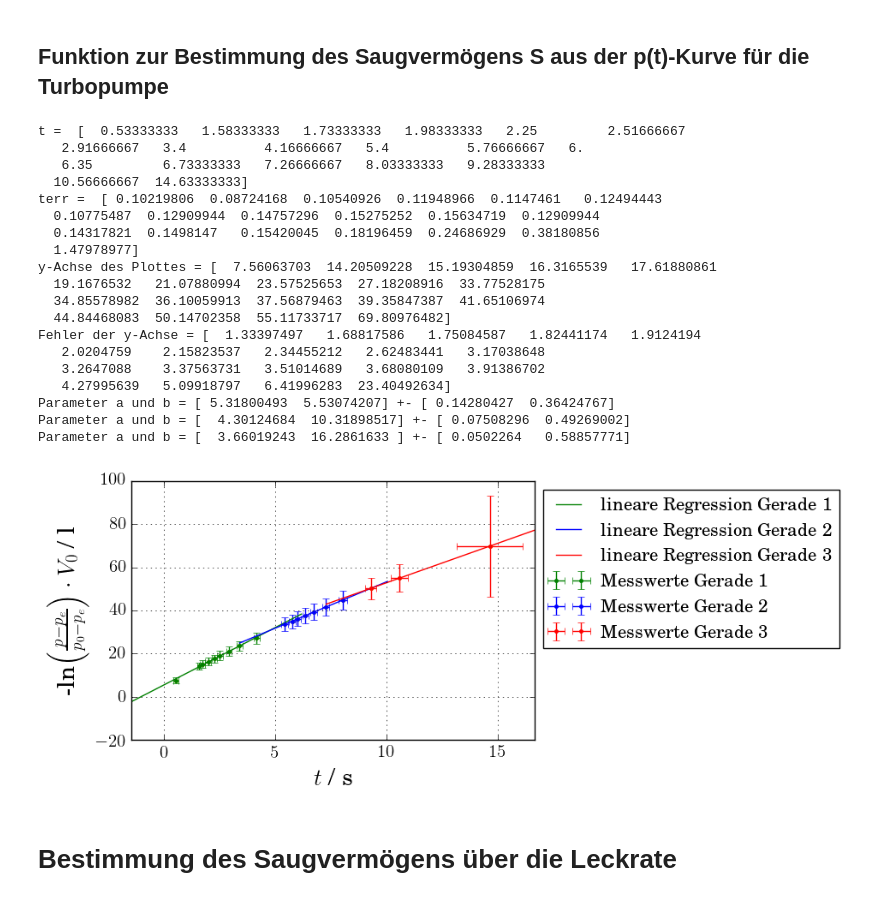
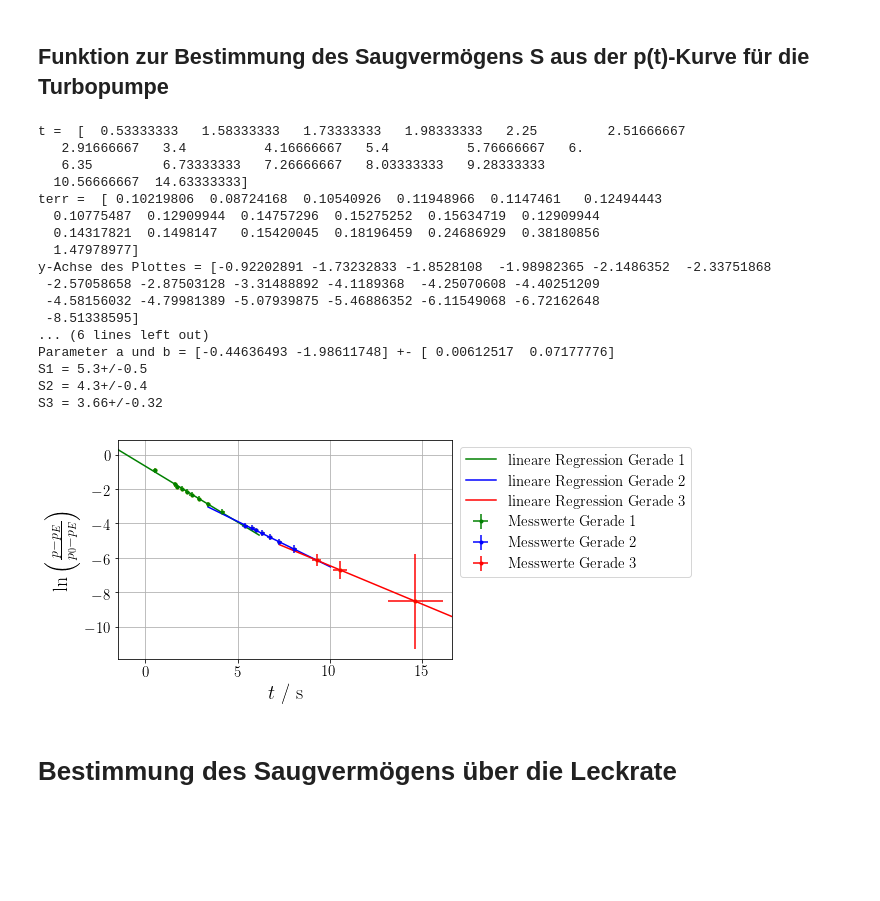
Before and after one commit to MaxSac/FP-Praktikum, a Jupyter notebook: 04-10.05.2017/Untitled.ipynb, the cells around one changed output. Cells and saved outputs as stored; diff of their text form; code cells hidden in the pictures; blank space fills up the shorter version.

```diff
--- a/04-10.05.2017/Untitled.ipynb
+++ b/04-10.05.2017/Untitled.ipynb
@@ -208,6 +208,9 @@ pT4 *= 10**(-4)
 # %%
 def f(x, a, b):
     return a * x + b
+
+def deltaS(V, m, deltam):
+    return np.sqrt( (m*V.s)**2 + (V.n*deltam)**2 )
 # %% [markdown]
 ## Funktion zur Bestimmung des Saugvermögens S aus der Leckrate
 # %%
@@ -362,7 +382,7 @@ Parameter a und b = [  0.2422018   53.91812234] +- [ 0.03144535  3.90700842]
 # %% [markdown]
 ## Funktion zur Bestimmung des Saugvermögens S aus der p(t)-Kurve für die Turbopumpe
 # %%
-def ptKurveTurbo(p, p0, pe, t1, t2, t3, t4, t5, t6, V, name, err=0.1):
+def ptKurveTurbo(p, p0, pe, t1, t2, t3, t4, t5, t6, V, err=0.1):
     n = len(p)
     t = np.zeros(n)
     terr = np.zeros(n)
@@ -378,14 +398,13 @@ def ptKurveTurbo(p, p0, pe, t1, t2, t3, t4, t5, t6, V, name, err=0.1):
     perr = p * err
 
     # y-Achse
-    logP = -np.log( (p-pe.n) / (p0.n-pe.n) ) * V.n
+    logP = np.log( (p-pe.n) / (p0.n-pe.n) )
     print("y-Achse des Plottes =", logP)
 
     # Fehler von logP
-    deltalogP = np.sqrt( ((V.n*perr) / (pe.n-p))**2
-                        + ((V.n*p0.s) / (p0.n-pe.n))**2
-                        + (((p0.n-p)*V.n*pe.s) / ((pe.n-p0.n)*(pe.n-p)))**2
-                        + (np.log( (p-pe.n) / (p0.n-pe.n))*V.s)**2 )
+    deltalogP = np.sqrt( (perr / (pe.n-p))**2
+                        + (p0.s / (p0.n-pe.n))**2
+                        + (((p0.n-p)*pe.s) / ((pe.n-p0.n)*(pe.n-p)))**2 )
     print("Fehler der y-Achse =", deltalogP)
 
     # Bereiche bestimmen und lineare Regression
@@ -416,6 +435,17 @@ def ptKurveTurbo(p, p0, pe, t1, t2, t3, t4, t5, t6, V, name, err=0.1):
     t3 = np.linspace(t_3[0]-2, t_3[-1]+2)
     print("Parameter a und b =", params_3, "+-", errors_3)
 
+    # Saugvermögen
+    deltaS1 = deltaS(VD, params_1[0], errors_1[0])
+    S1 = ufloat(-params_1[0]*V.n, deltaS1)
+    print("S1 =", S1)
+    deltaS2 = deltaS(VD, params_2[0], errors_2[0])
+    S2 = ufloat(-params_2[0]*V.n, deltaS2)
+    print("S2 =", S2)
+    deltaS3 = deltaS(VD, params_3[0], errors_3[0])
+    S3 = ufloat(-params_3[0]*V.n, deltaS3)
+    print("S3 =", S3)
+
     # plottet alles
     plt.plot(t, logP, 'y.')
     plt.errorbar(t_1, logP_1, xerr=terr_1, yerr=perr_1, c='green', fmt='.', label='Messwerte Gerade 1')
@@ -428,35 +458,33 @@ def ptKurveTurbo(p, p0, pe, t1, t2, t3, t4, t5, t6, V, name, err=0.1):
     plt.plot(t3, f(t3, *params_3), c='red', label='lineare Regression Gerade 3')
 
     plt.xlabel(r'$t$ / s')
-    plt.ylabel(r'-ln$\left(\frac{p-p_e}{p_0-p_e}\right)\cdot V_0$ / l')
+    plt.ylabel(r'$\ln\left(\frac{p-p_\text{E}}{p_0-p_\text{E}}\right)$')
     plt.xlim(t[0]-2, t[-1]+2)
     plt.legend(loc='best', bbox_to_anchor=(1.0, 1.0))
     plt.grid()
     plt.tight_layout()
     plt.savefig("pictures/pt-Kurve-Turbopumpe.pdf", bbox_inches='tight')
 # %%
-ptKurveTurbo(p_T, p0T, peT, t_1T, t_2T, t_3T, t_4T, t_5T, t_6T, VT, "test" )
+ptKurveTurbo(p_T, p0T, peT, t_1T, t_2T, t_3T, t_4T, t_5T, t_6T, VT)
 # %% [output]
 t =  [  0.53333333   1.58333333   1.73333333   1.98333333   2.25         2.51666667
    2.91666667   3.4          4.16666667   5.4          5.76666667   6.
    6.35         6.73333333   7.26666667   8.03333333   9.28333333
   10.56666667  14.63333333]
 terr =  [ 0.10219806  0.08724168  0.10540926  0.11948966  0.1147461   0.12494443
   0.10775487  0.12909944  0.14757296  0.15275252  0.15634719  0.12909944
   0.14317821  0.1498147   0.15420045  0.18196459  0.24686929  0.38180856
   1.47978977]
-y-Achse des Plottes = [  7.56063703  14.20509228  15.19304859  16.3165539   17.61880861
-  19.1676532   21.07880994  23.57525653  27.18208916  33.77528175
-  34.85578982  36.10059913  37.56879463  39.35847387  41.65106974
-  44.84468083  50.14702358  55.11733717  69.80976482]
-Fehler der y-Achse = [  1.33397497   1.68817586   1.75084587   1.82441174   1.9124194
-   2.0204759    2.15823537   2.34455212   2.62483441   3.17038648
-   3.2647088    3.37563731   3.51014689   3.68080109   3.91386702
-   4.27995639   5.09918797   6.41996283  23.40492634]
-Parameter a und b = [ 5.31800493  5.53074207] +- [ 0.14280427  0.36424767]
-Parameter a und b = [  4.30124684  10.31898517] +- [ 0.07508296  0.49269002]
-Parameter a und b = [  3.66019243  16.2861633 ] +- [ 0.0502264   0.58857771]
+y-Achse des Plottes = [-0.92202891 -1.73232833 -1.8528108  -1.98982365 -2.1486352  -2.33751868
+ -2.57058658 -2.87503128 -3.31488892 -4.1189368  -4.25070608 -4.40251209
+ -4.58156032 -4.79981389 -5.07939875 -5.46886352 -6.11549068 -6.72162648
+ -8.51338595]
+... (6 lines left out)
+Parameter a und b = [-0.44636493 -1.98611748] +- [ 0.00612517  0.07177776]
+S1 = 5.3+/-0.5
+S2 = 4.3+/-0.4
+S3 = 3.66+/-0.32
-[figure, old version]
+[figure, new version]
 # %% [markdown]
 # Bestimmung des Saugvermögens über die Leckrate
 # %% [markdown]
```
Also changed, not shown: parts of 2 cells of this notebook, 3 other files.
